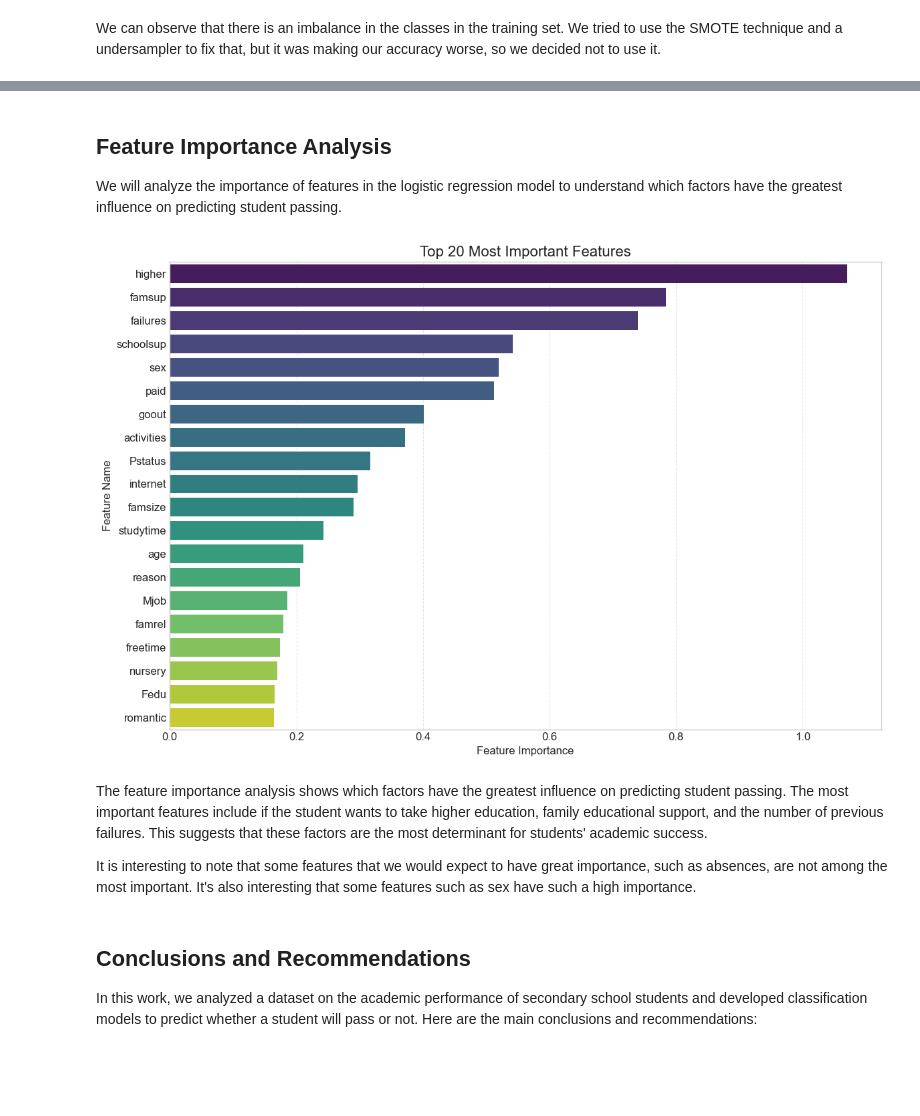
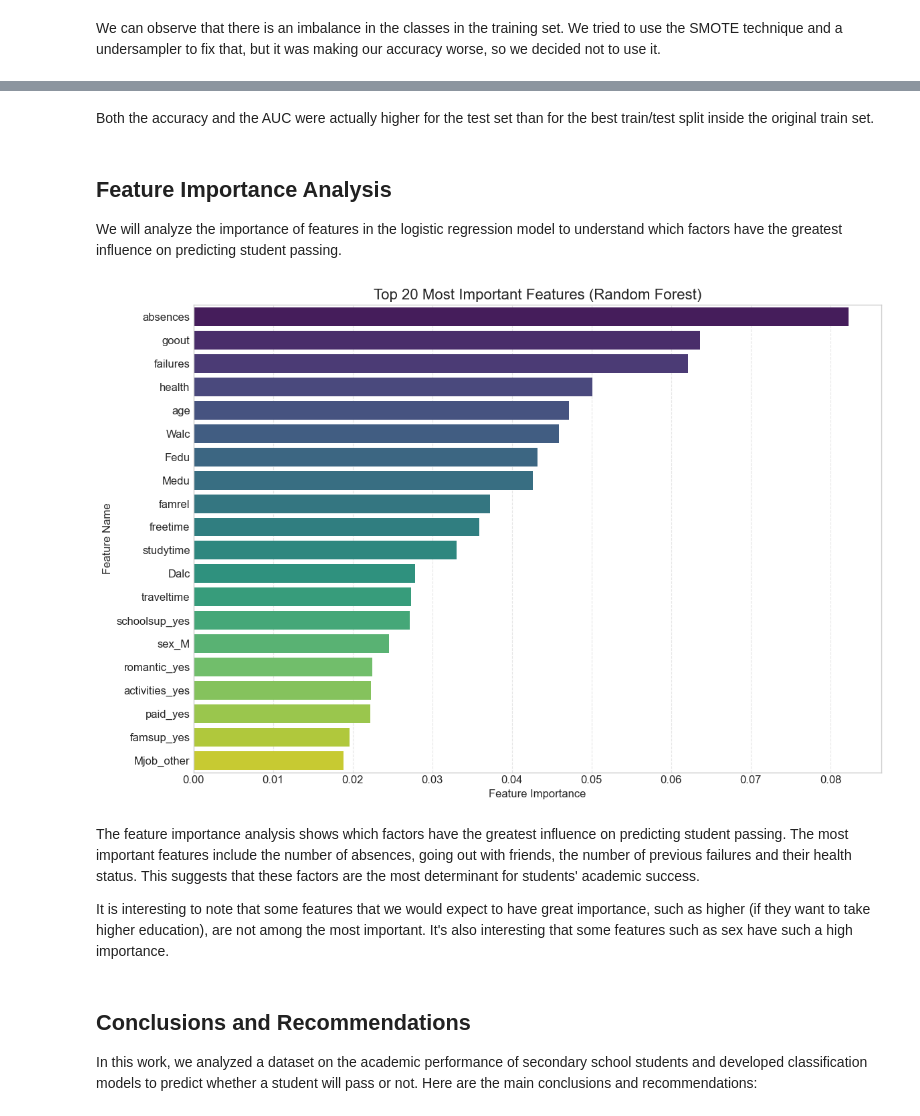
Before and after one commit to lara-queirogaa/elementos-dataset-, a Jupyter notebook: w2 (dataset)/final_dataset.ipynb, the cells around one changed output, grey strips where cells are left out. Drawn from its saved outputs; the diff is of its cells as text; code cells hidden in the pictures; blank space fills up the shorter version.

```diff
--- a/w2 (dataset)/final_dataset.ipynb
+++ b/w2 (dataset)/final_dataset.ipynb
@@ -236,0 +281,3 @@ We can also observe that there aren't many outliers in the data set, the only on
+# %%
+outlier_index = extreme_outliers['absences'].index
+df = df.drop(index=outlier_index)
@@ -289,11 +343,14 @@ Regarding the target variable 'passed', we can observe that 'failures' (number o
 
 We will perform data preprocessing to prepare the data for modeling. We started by encoding categorical variables. We also tried normalizing the numerical data but it was making our model accuracy worse so we decided not to implement it in our work.
 # %%
+from sklearn.preprocessing import LabelEncoder
+import pandas as pd
+
 # Separate features and target
 X = df.drop('passed', axis=1)
 y = df['passed']
 
-# Encode target
+# Encode target to 0 and 1
 le = LabelEncoder()
 y = le.fit_transform(y)
 
@@ -301,18 +358,14 @@ y = le.fit_transform(y)
 categorical_columns = X.select_dtypes(include=['object']).columns.tolist()
 numerical_columns = X.select_dtypes(include=['int64', 'float64']).columns.tolist()
 
-# Create empty DataFrame to collect transformed columns for the entire dataset
-X_processed = pd.DataFrame(index=X.index)
+# One-hot encode categorical columns (force output as 0s and 1s)
+X_categorical_encoded = pd.get_dummies(X[categorical_columns], drop_first=True).astype(int)
 
-# Apply transformation to each column in original order
-for col in X.columns:
-    if col in numerical_columns:
-        X_processed[col] = X[col]
-    elif col in categorical_columns:
-        encoder = OrdinalEncoder(handle_unknown='use_encoded_value', unknown_value=-1)
-        X_processed[col] = encoder.fit_transform(X[[col]]).ravel()
+# Combine numerical and one-hot encoded columns
+X_processed = pd.concat([X[numerical_columns], X_categorical_encoded], axis=1)
 
 # Now all features are numerical
-print("First 5 rows of the processed dataset (all numeric):")
-print(X_processed.head())
+print("First 5 rows of the processed dataset (all numeric with 0s and 1s):")
+with pd.option_context('display.max_columns', None):
+    print(X_processed.head())
 # %% [output]
@@ -538,38 +675,34 @@ Analysing the results, we can find a pretty big difference using different train
+# %% [markdown]
+Both the accuracy and the AUC were actually higher for the test set than for the best train/test split inside the original train set.
 # %% [markdown]
 ## Feature Importance Analysis
 
 We will analyze the importance of features in the logistic regression model to understand which factors have the greatest influence on predicting student passing.
 # %%
-# Step 1: Train your model
-model = LogisticRegression().fit(X_train_processed, y_train)
-
-# Step 2: Get feature importances
-importances = model.coef_[0]  # Shape should be (n_features,)
+importances = rf_model.feature_importances_
 feature_names = X_train_processed.columns
 
-# Step 4: Create DataFrame for feature importances
 df_importance = pd.DataFrame({
     'Feature': feature_names,
-    'Importance': abs(importances)
+    'Importance': importances
 })
 
-# Step 5: Plot top 20
 top_features_df = df_importance.nlargest(20, 'Importance')
 
 plt.figure(figsize=(12, 8))
 sns.barplot(data=top_features_df, y='Feature', x='Importance', palette='viridis')
-plt.title('Top 20 Most Important Features', fontsize=16)
+plt.title('Top 20 Most Important Features (Random Forest)', fontsize=16)
 plt.xlabel('Feature Importance', fontsize=12)
 plt.ylabel('Feature Name', fontsize=12)
 plt.grid(axis='x', linestyle='--', alpha=0.5)
 plt.tight_layout()
 plt.show()
 # %% [output]
-[figure, old version]
+[figure, new version]
 # %% [markdown]
-The feature importance analysis shows which factors have the greatest influence on predicting student passing. The most important features include if the student wants to take higher education, family educational support, and the number of previous failures. This suggests that these factors are the most determinant for students' academic success.
+The feature importance analysis shows which factors have the greatest influence on predicting student passing. The most important features include the number of absences, going out with friends, the number of previous failures and their health status. This suggests that these factors are the most determinant for students' academic success.
 
-It is interesting to note that some features that we would expect to have great importance, such as absences, are not among the most important. It's also interesting that some features such as sex have such a high importance.
+It is interesting to note that some features that we would expect to have great importance, such as higher (if they want to take higher education), are not among the most important. It's also interesting that some features such as sex have such a high importance.
 # %% [markdown]
 ## Conclusions and Recommendations
 
```
Also changed, not shown: parts of 27 cells of this notebook.
